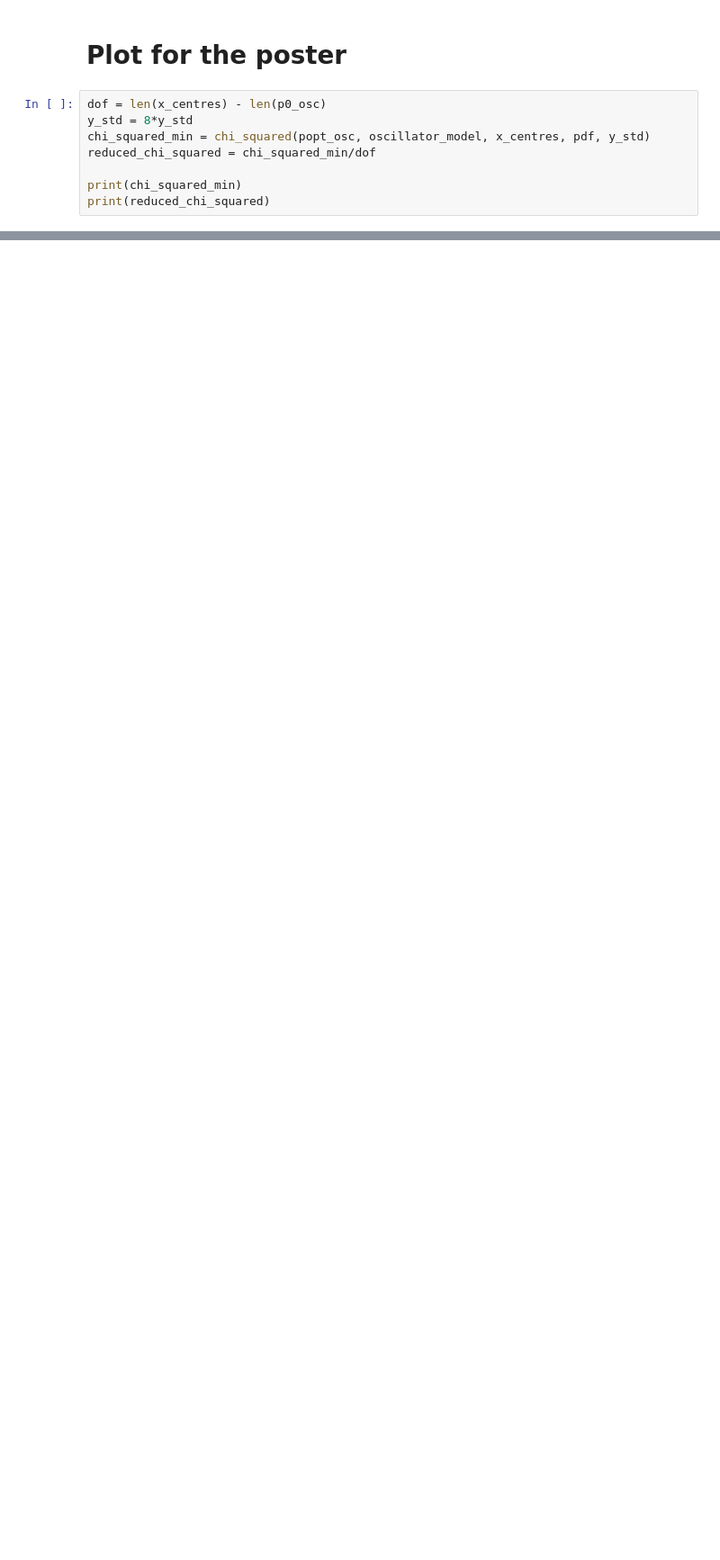
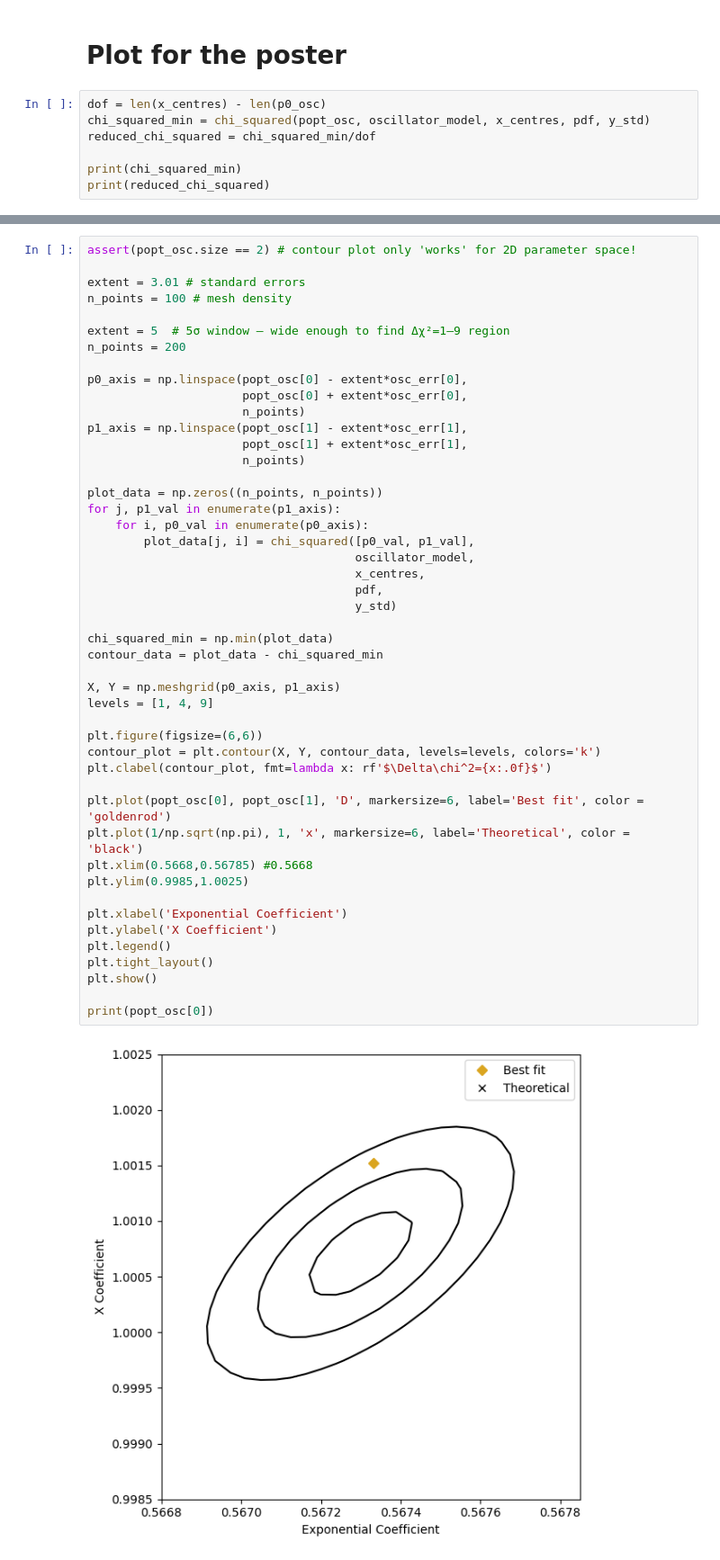
Before and after one commit to Sebastian426/Sebastian_Sloan_Computational_Physics, a Jupyter notebook: Milestone_Project_Clean_Code.ipynb, the cells around one changed output, grey strips where cells are left out. Shown at 90% size. Drawn from its saved outputs; the diff is of its cells as text; blank space fills up the shorter version.

```diff
--- a/Milestone_Project_Clean_Code.ipynb
+++ b/Milestone_Project_Clean_Code.ipynb
@@ -292,7 +292,6 @@ plt.show()
 # Plot for the poster
 # %%
 dof = len(x_centres) - len(p0_osc)
-y_std = 8*y_std
 chi_squared_min = chi_squared(popt_osc, oscillator_model, x_centres, pdf, y_std)
 reduced_chi_squared = chi_squared_min/dof
 
@@ -508,0 +303,49 @@ Thus the disagreement was -0.9561173513247854
+# %%
+assert(popt_osc.size == 2) # contour plot only 'works' for 2D parameter space!
+
+extent = 3.01 # standard errors
+n_points = 100 # mesh density
+
+extent = 5  # 5σ window — wide enough to find Δχ²=1–9 region
+n_points = 200
+
+p0_axis = np.linspace(popt_osc[0] - extent*osc_err[0],
+                      popt_osc[0] + extent*osc_err[0],
+                      n_points)
+p1_axis = np.linspace(popt_osc[1] - extent*osc_err[1],
+                      popt_osc[1] + extent*osc_err[1],
+                      n_points)
+
+plot_data = np.zeros((n_points, n_points))
+for j, p1_val in enumerate(p1_axis):
+    for i, p0_val in enumerate(p0_axis):
+        plot_data[j, i] = chi_squared([p0_val, p1_val],
+                                      oscillator_model,
+                                      x_centres,
+                                      pdf,
+                                      y_std)
+
+chi_squared_min = np.min(plot_data)
+contour_data = plot_data - chi_squared_min
+
+X, Y = np.meshgrid(p0_axis, p1_axis)
+levels = [1, 4, 9]
+
+plt.figure(figsize=(6,6))
+contour_plot = plt.contour(X, Y, contour_data, levels=levels, colors='k')
+plt.clabel(contour_plot, fmt=lambda x: rf'$\Delta\chi^2={x:.0f}$')
+
+plt.plot(popt_osc[0], popt_osc[1], 'D', markersize=6, label='Best fit', color = 'goldenrod')
+plt.plot(1/np.sqrt(np.pi), 1, 'x', markersize=6, label='Theoretical', color = 'black')
+plt.xlim(0.5668,0.56785) #0.5668
+plt.ylim(0.9985,1.0025)
+
+plt.xlabel('Exponential Coefficient')
+plt.ylabel('X Coefficient')
+plt.legend()
+plt.tight_layout()
+plt.show()
+
+print(popt_osc[0])
+# %% [output]
+[figure, added]
```
Also changed, not shown: parts of 17 cells of this notebook.
